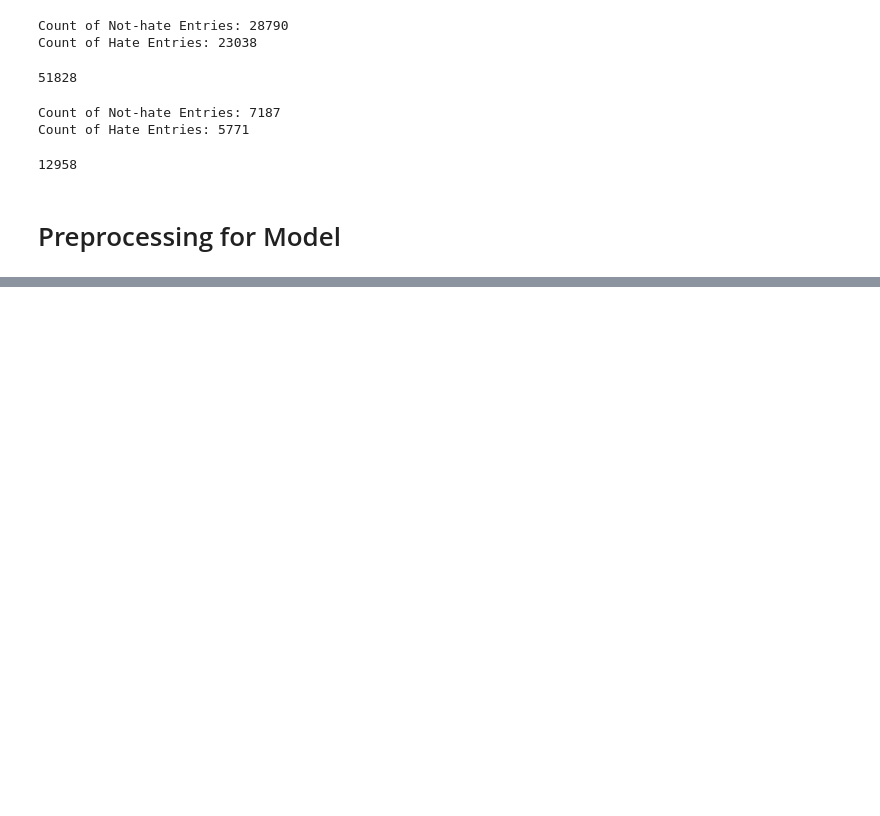
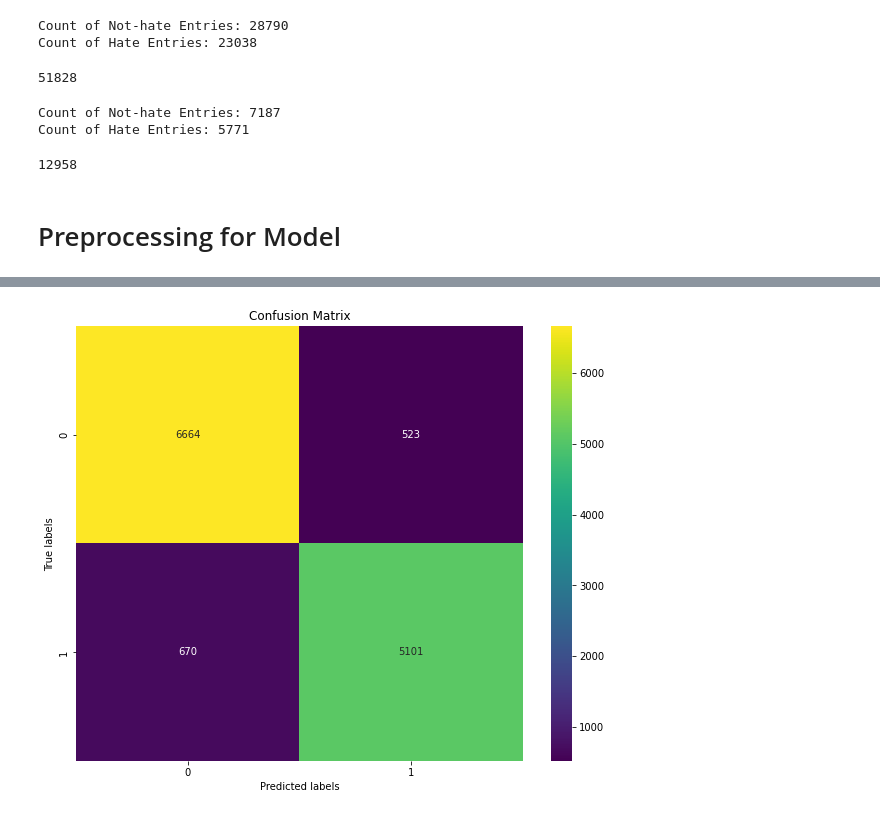
Before and after one commit to uadR1/nlphatespeech, a Jupyter notebook: roberta_alldata_binary.ipynb, the cells around one changed output, grey strips where cells are left out. Drawn from its saved outputs; the diff is of its cells as text; code cells hidden in the pictures; blank space fills up the shorter version.

```diff
--- a/roberta_alldata_binary.ipynb
+++ b/roberta_alldata_binary.ipynb
@@ -260,3 +277,15 @@ cm_display.plot()
+# %%
+import seaborn as sns
+import matplotlib.pyplot as plt
+
+plt.rcParams['figure.figsize'] = (10, 8)
+ax= plt.subplot()
+sns.heatmap(cm, annot=True, fmt='g', ax=ax, cmap='viridis')  #annot=True to annotate cells, ftm='g' to disable scientific notation
+# labels, title and ticks
+ax.set_xlabel('Predicted labels');ax.set_ylabel('True labels');
+ax.set_title('Confusion Matrix');
+# %% [output]
+[figure, added]
 # %%
 # Loss
 trainer.evaluate(test_dataset)
```
Also changed, not shown: parts of 12 cells of this notebook.
